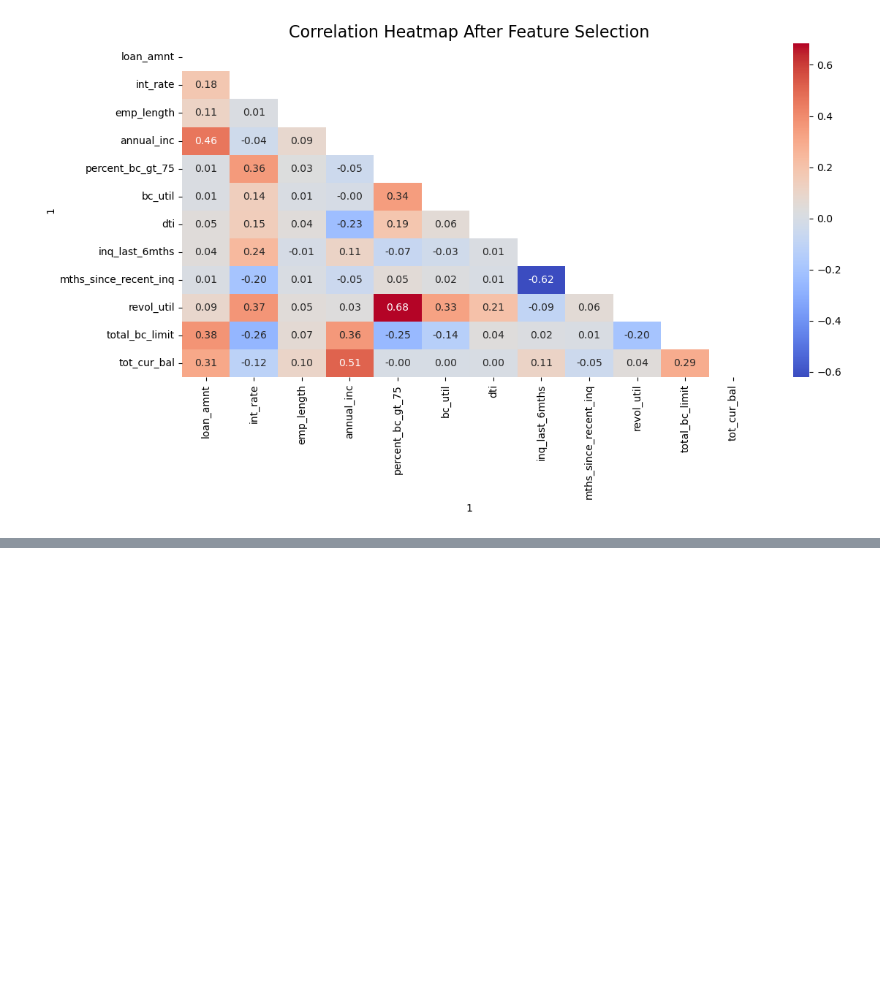
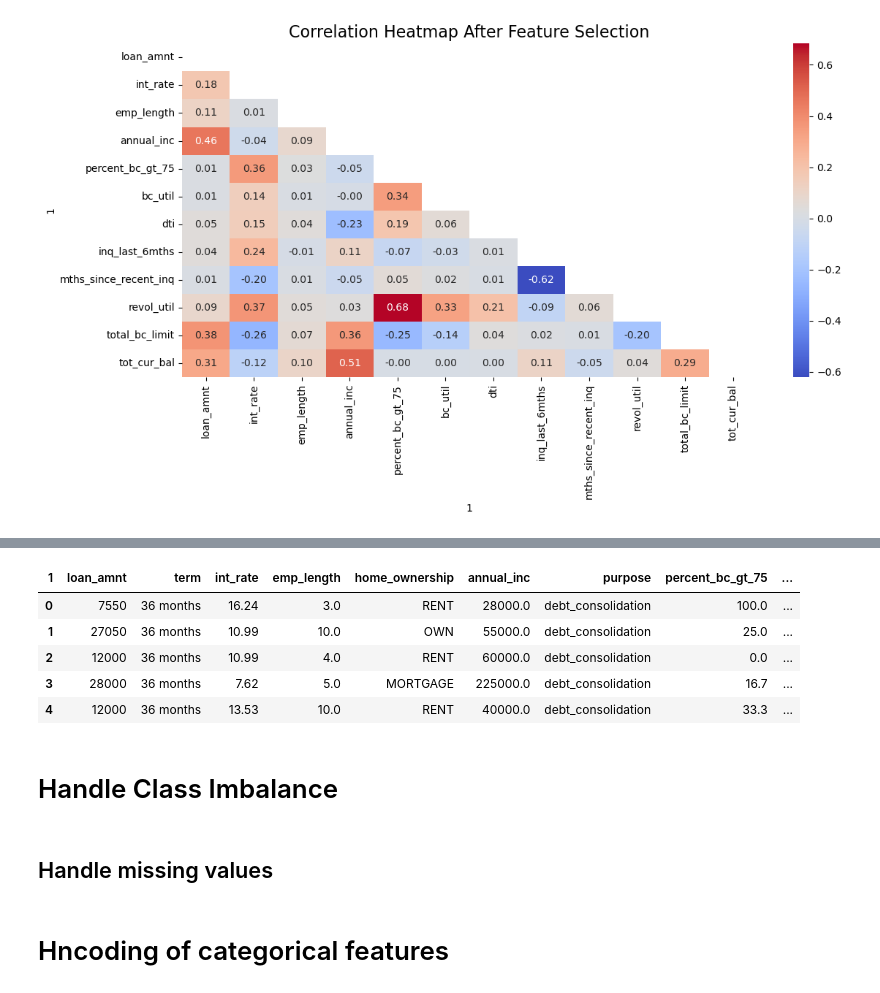
Before and after one commit to AmalChebbi/loan-prediction, a Jupyter notebook: Project.ipynb, the cells around one changed output, grey strips where cells are left out. Drawn from its saved outputs; the diff is of its cells as text; code cells hidden in the pictures; blank space fills up the shorter version.

Commit message:
Updated Project.ipynb with data cleansing, encoding, and scaling progress

```diff
--- a/Project.ipynb
+++ b/Project.ipynb
@@ -484,0 +488,34 @@ Removed features due to high correlation: ['tot_hi_cred_lim', 'internal_score']
+# %%
+def clean_unknowns(df):
+    """
+    Handles 'Unknown' values in categorical columns of the dataset reliably using .loc.
+
+    Parameters:
+        df (pd.DataFrame): The dataset to process.
+
+    Returns:
+        pd.DataFrame: The cleaned dataset.
+    """
+    # Identify categorical columns
+    categorical_columns = df.select_dtypes(include=['category']).columns
+
+    # Handle 'Unknown' values
+    for col in categorical_columns:
+        if 'Unknown' in df[col].cat.categories:
+            print(f"Handling 'Unknown' in column: {col}")
+
+            # Drop rows with 'Unknown'
+            df = df[df[col] != 'Unknown'].copy()
+
+            # Drop 'Unknown' from categories
+            df[col] = df[col].cat.remove_categories(['Unknown'])
+
+    return df
+
+# Reapply the updated cleaning function to the training dataset
+train_data_cleaned_final = clean_unknowns(train_data_no_outliers)
+
+# Verify the cleaned dataset
+print("After Rechecking 'Unknown':")
+for col in train_data_cleaned.select_dtypes(include=['category']).columns:
+    print(f"Unique values in {col}: {train_data_cleaned_final[col].unique()}")
@@ -484,0 +537,11 @@ Removed features due to high correlation: ['tot_hi_cred_lim', 'internal_score']
+# %%
+train_data_cleaned_final.head()
+# %% [output]
+| 1 | loan_amnt | term | int_rate | emp_length | home_ownership | annual_inc | purpose | percent_bc_gt_75 | ... |
+| 0 | 7550 | 36 months | 16.24 | 3.0 | RENT | 28000.0 | debt_consolidation | 100.0 | ... |
+| 1 | 27050 | 36 months | 10.99 | 10.0 | OWN | 55000.0 | debt_consolidation | 25.0 | ... |
+| 2 | 12000 | 36 months | 10.99 | 4.0 | RENT | 60000.0 | debt_consolidation | 0.0 | ... |
+| 3 | 28000 | 36 months | 7.62 | 5.0 | MORTGAGE | 225000.0 | debt_consolidation | 16.7 | ... |
+| 4 | 12000 | 36 months | 13.53 | 10.0 | RENT | 40000.0 | debt_consolidation | 33.3 | ... |
+# %% [markdown]
+# Handle Class Imbalance
@@ -484,0 +552,2 @@ Removed features due to high correlation: ['tot_hi_cred_lim', 'internal_score']
+# %% [markdown]
+## Handle missing values
@@ -484,0 +559,2 @@ Removed features due to high correlation: ['tot_hi_cred_lim', 'internal_score']
+# %% [markdown]
+# Hncoding of categorical features
```
Also changed, not shown: parts of 12 cells of this notebook.
